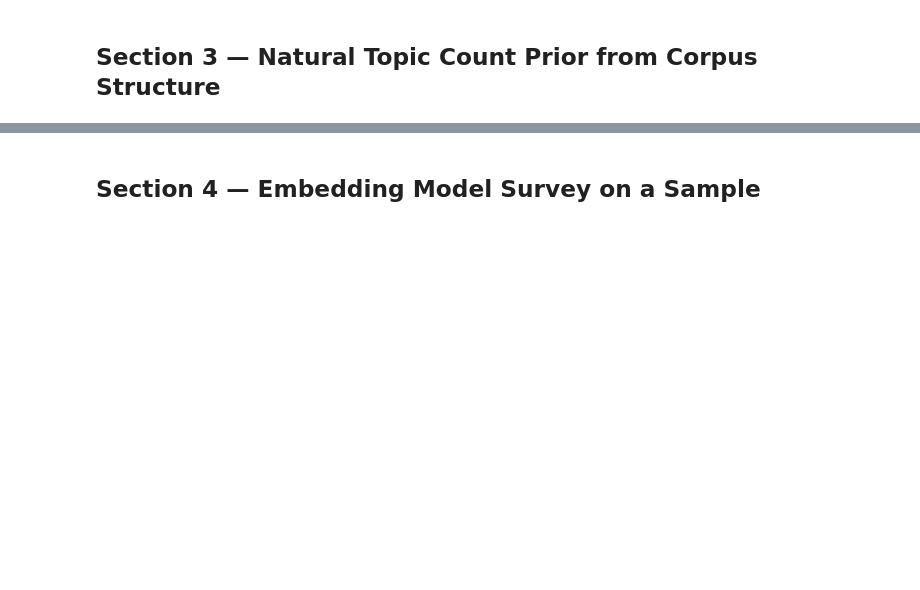
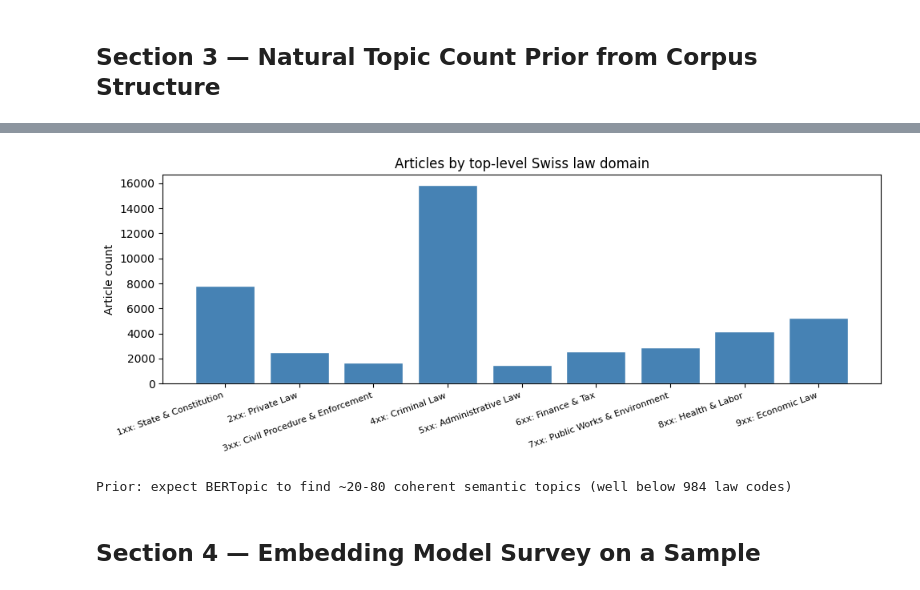
Before and after one commit to nhkhoi91/llm-legal-retrieval, a Jupyter notebook: notebooks/2026-03-12-bertopic.ipynb, the cells around one changed output, grey strips where cells are left out. Drawn from its saved outputs; the diff is of its cells as text; code cells hidden in the pictures; blank space fills up the shorter version.

```diff
--- a/notebooks/2026-03-12-bertopic.ipynb
+++ b/notebooks/2026-03-12-bertopic.ipynb
@@ -89,37 +121,35 @@ print(top20.to_string(index=False))
 # %%
 # Swiss law code hierarchy: first segment of numeric code is top-level domain
 # e.g. '1xx' = constitutional, '2xx' = private law, '3xx' = civil procedure, etc.
-laws_df['domain'] = (
-    laws_df['law_code']
-    .str.extract(r'^(\d)', expand=False)   # Series, not DataFrame
-    .fillna('?')
-)
+laws_df['domain'] = laws_df['law_code'].str.extract(r'^(\d)').astype(str)
 
 domain_labels = {
     '1': '1xx: State & Constitution',
     '2': '2xx: Private Law',
     '3': '3xx: Civil Procedure & Enforcement',
     '4': '4xx: Criminal Law',
     '5': '5xx: Administrative Law',
     '6': '6xx: Finance & Tax',
     '7': '7xx: Public Works & Environment',
     '8': '8xx: Health & Labor',
     '9': '9xx: Economic Law',
-    '?': '?: Unknown / no code',
 }
 
 domain_counts = laws_df['domain'].value_counts().sort_index()
 labels = [domain_labels.get(d, d) for d in domain_counts.index]
 
 plt.figure(figsize=(10, 4))
 plt.bar(labels, domain_counts.values, color='steelblue', edgecolor='white')
 plt.xticks(rotation=20, ha='right', fontsize=8)
 plt.ylabel('Article count')
 plt.title('Articles by top-level Swiss law domain')
 plt.tight_layout()
 plt.show()
 
 print('\nPrior: expect BERTopic to find ~20-80 coherent semantic topics (well below 984 law codes)')
+# %% [output]
+[figure, added]
+Prior: expect BERTopic to find ~20-80 coherent semantic topics (well below 984 law codes)
 # %% [markdown]
 ## Section 4 — Embedding Model Survey on a Sample
 # %%
```
Also changed, not shown: parts of 9 cells of this notebook, 21 other files.
